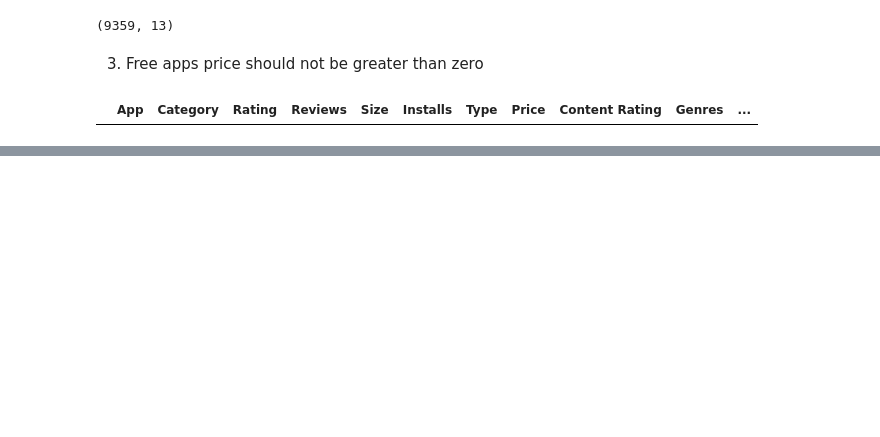
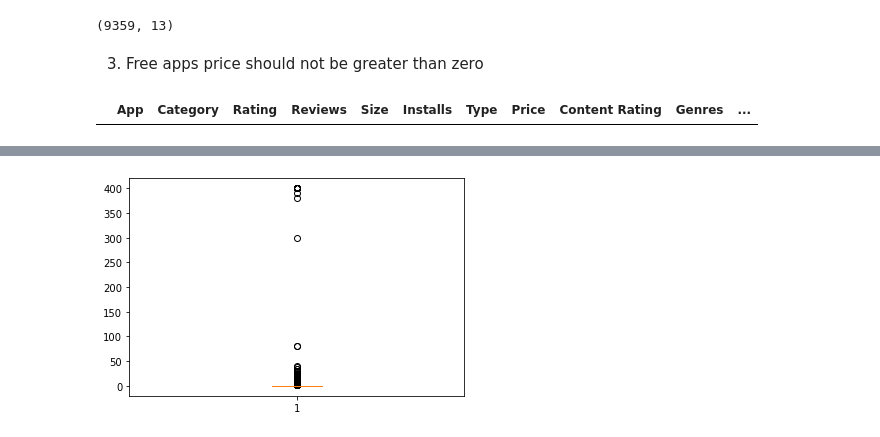
Before and after one commit to santoshkumarvagga/Data-Science, a Jupyter notebook: Matplotlib.ipynb, the cells around one changed output, grey strips where cells are left out. Drawn from its saved outputs; the diff is of its cells as text; code cells hidden in the pictures; blank space fills up the shorter version.

```diff
--- a/Matplotlib.ipynb
+++ b/Matplotlib.ipynb
@@ -621,0 +642,8 @@ So we have performed 3 sanity checks.
+# %%
+import matplotlib.pyplot as plt
+%matplotlib inline
+
+plt.boxplot(df.Price)
+plt.show()
+# %% [output]
+[figure, added]
```
Also changed, not shown: parts of 2 cells of this notebook.
